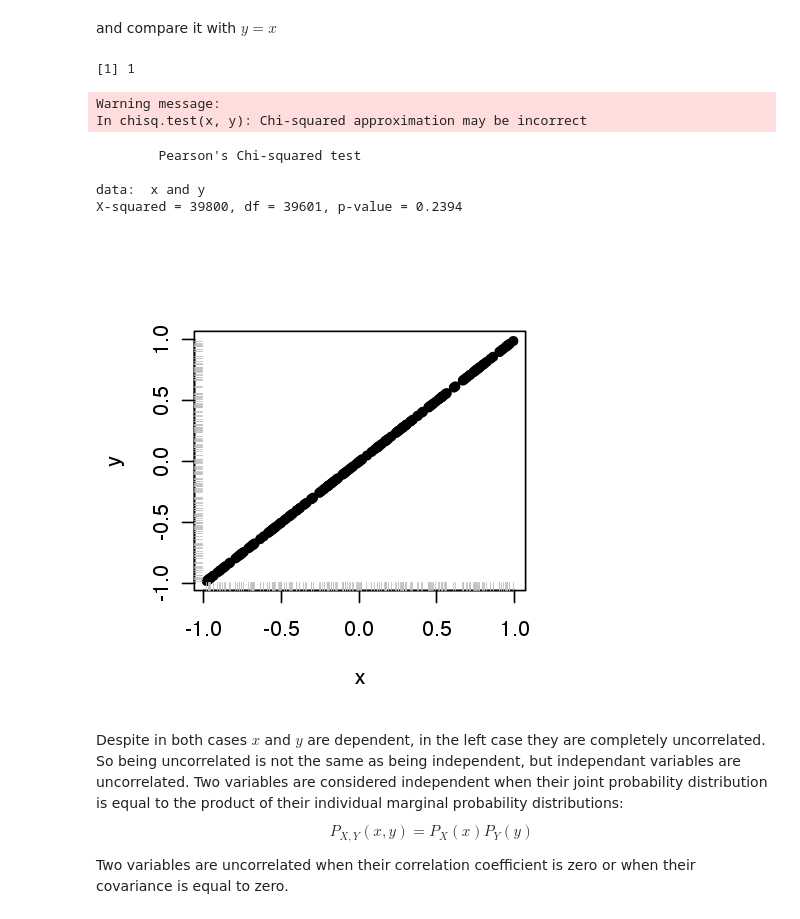
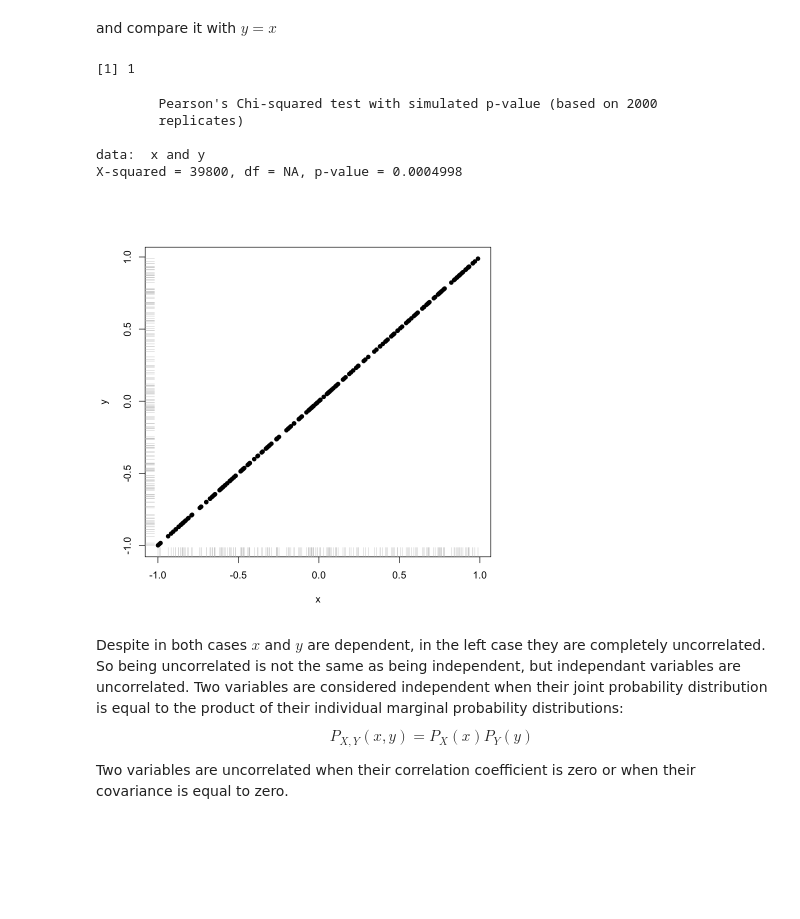
Before and after one commit to jwist/chemometrics, a Jupyter notebook: 6_chemometrics_correlationDependance.ipynb, the cells around one changed output. Drawn from its saved outputs; the diff is of its cells as text; code cells hidden in the pictures; blank space fills up the shorter version.

```diff
--- a/6_chemometrics_correlationDependance.ipynb
+++ b/6_chemometrics_correlationDependance.ipynb
@@ -36,20 +38,19 @@ and compare it with $y=x$
 # %%
 x <- runif(200,min=-1,max=1)
 y <- x
 plot(x,y,pch=16)
 rug(x,side=1,col="grey")
 rug(y,side=2,col="grey")
 cor(x,y)
-chisq.test(x,y)
+chisq.test(x,y, simulate.p.value = TRUE)
 # %% [output]
 [1] 1
-Warning message:
-In chisq.test(x, y): Chi-squared approximation may be incorrect
+        Pearson's Chi-squared test with simulated p-value (based on 2000
+        replicates)
+
+data:  x and y
+X-squared = 39800, df = NA, p-value = 0.0004998
-        Pearson's Chi-squared test
-
-data:  x and y
-X-squared = 39800, df = 39601, p-value = 0.2394
-[figure, old version]
+[figure, new version]
 # %% [markdown]
 Despite in both cases $x$ and $y$ are dependent, in the left case they are completely uncorrelated. So being uncorrelated is not the same as being independent, but independant variables are uncorrelated. Two variables are considered independent when their joint probability distribution is equal to the product of their individual marginal probability distributions: $$P_{X,Y}(x,y)=P_X(x)P_Y(y)$$
 
```
Also changed, not shown: parts of 1 cell of this notebook, 20 other files.
